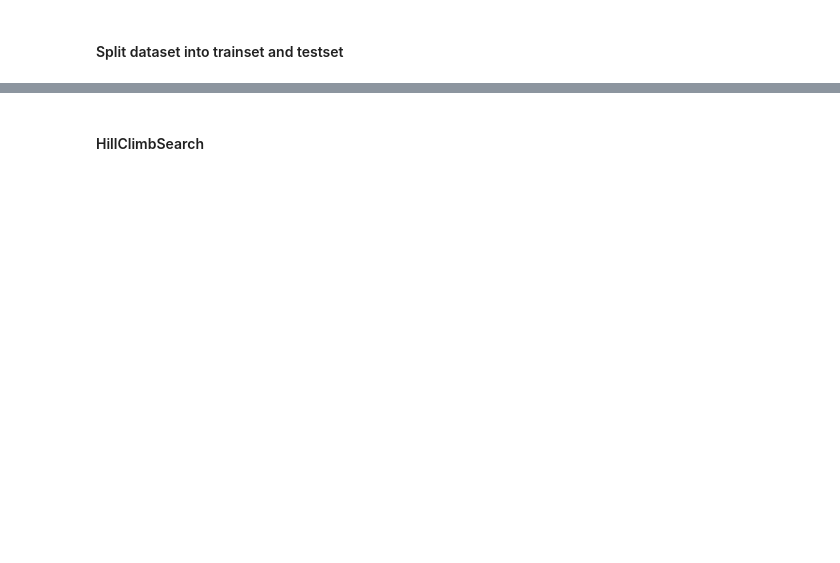
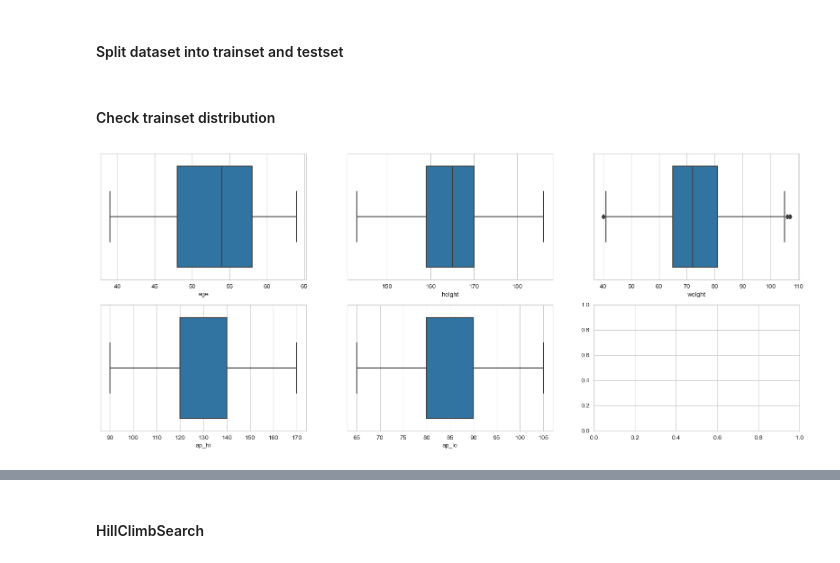
Before and after one commit to wredan/cardiovascular-disease-bayesian-network, a Jupyter notebook: cardiovascular_desease.ipynb, the cells around one changed output, grey strips where cells are left out. Cells and saved outputs as stored; diff of their text form; code cells hidden in the pictures; blank space fills up the shorter version.

```diff
--- a/cardiovascular_desease.ipynb
+++ b/cardiovascular_desease.ipynb
@@ -293,3 +309,9 @@ dataset.describe().round(2)
 dataset_split(dataset, test_size=0.1)
 train_data = pd.read_csv('cardio_train_set.csv', sep=';')
 test_data = pd.read_csv('cardio_test_set.csv', sep=';')
+# %% [markdown]
+#### Check trainset distribution
+# %%
+print_numeric_distribution(train_data)
+# %% [output]
+[figure, added]
```
Also changed, not shown: parts of 43 cells of this notebook.
